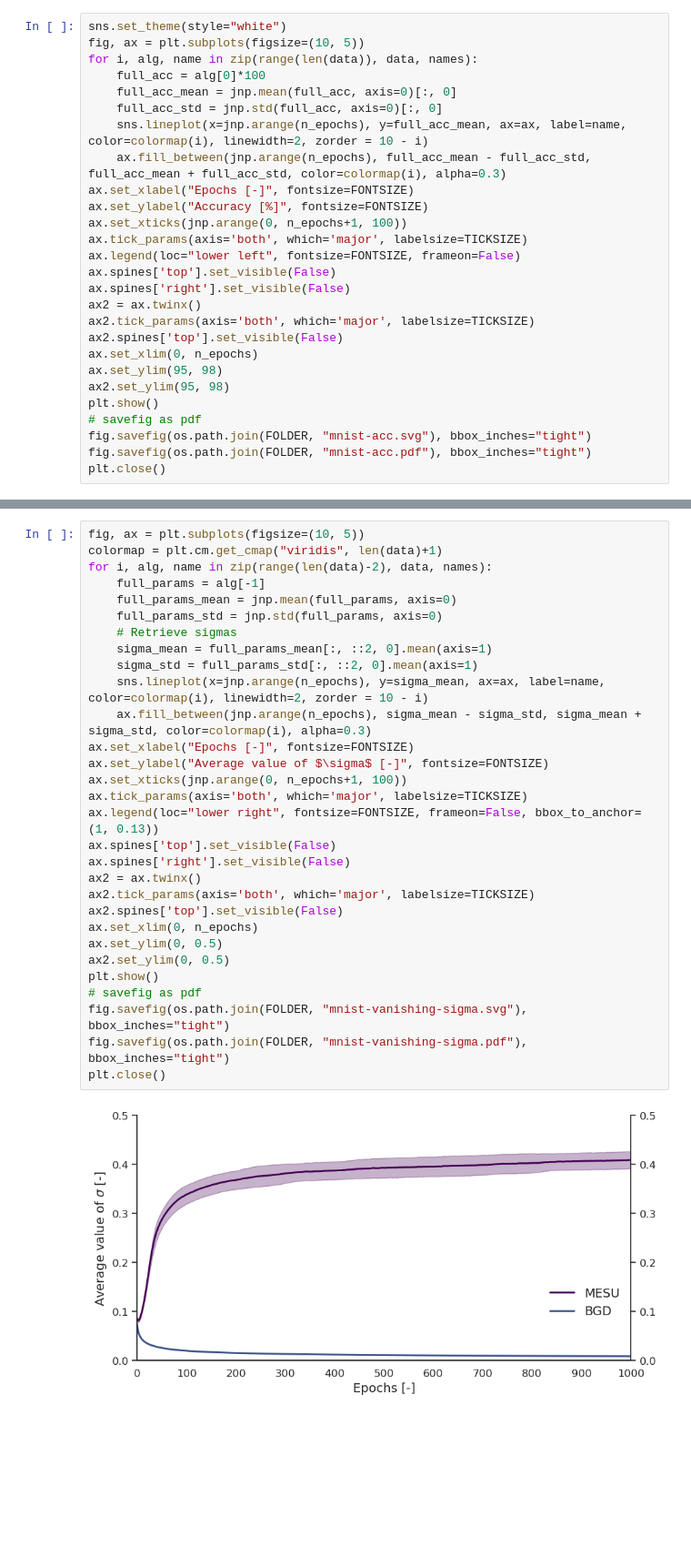
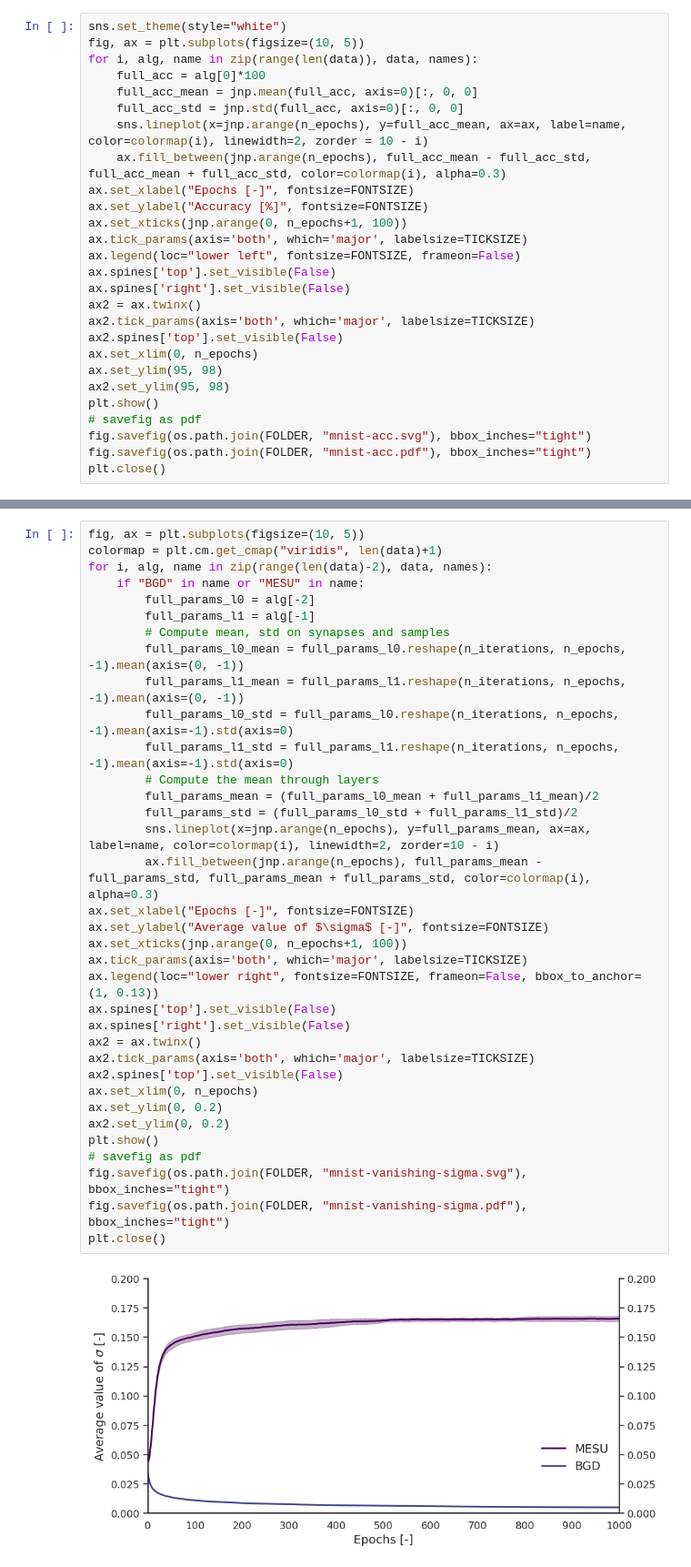
Before and after one commit to kellian-cottart/mesu-pmnist, a Jupyter notebook: figures-mnist-ood.ipynb, the cells around one changed output, grey strips where cells are left out. Shown at 91% size. Cells and saved outputs as stored; diff of their text form; blank space fills up the shorter version.

```diff
--- a/figures-mnist-ood.ipynb
+++ b/figures-mnist-ood.ipynb
@@ -114,8 +128,8 @@ sns.set_theme(style="white")
 fig, ax = plt.subplots(figsize=(10, 5))
 for i, alg, name in zip(range(len(data)), data, names):
     full_acc = alg[0]*100
-    full_acc_mean = jnp.mean(full_acc, axis=0)[:, 0]
-    full_acc_std = jnp.std(full_acc, axis=0)[:, 0]
+    full_acc_mean = jnp.mean(full_acc, axis=0)[:, 0, 0]
+    full_acc_std = jnp.std(full_acc, axis=0)[:, 0, 0]
     sns.lineplot(x=jnp.arange(n_epochs), y=full_acc_mean, ax=ax, label=name, color=colormap(i), linewidth=2, zorder = 10 - i)
     ax.fill_between(jnp.arange(n_epochs), full_acc_mean - full_acc_std, full_acc_mean + full_acc_std, color=colormap(i), alpha=0.3)
 ax.set_xlabel("Epochs [-]", fontsize=FONTSIZE)
@@ -141,32 +155,37 @@ plt.close()
 # %%
 fig, ax = plt.subplots(figsize=(10, 5))
 colormap = plt.cm.get_cmap("viridis", len(data)+1)
 for i, alg, name in zip(range(len(data)-2), data, names):
-    full_params = alg[-1]
-    full_params_mean = jnp.mean(full_params, axis=0)
-    full_params_std = jnp.std(full_params, axis=0)
-    # Retrieve sigmas
-    sigma_mean = full_params_mean[:, ::2, 0].mean(axis=1)
-    sigma_std = full_params_std[:, ::2, 0].mean(axis=1)
-    sns.lineplot(x=jnp.arange(n_epochs), y=sigma_mean, ax=ax, label=name, color=colormap(i), linewidth=2, zorder = 10 - i)
-    ax.fill_between(jnp.arange(n_epochs), sigma_mean - sigma_std, sigma_mean + sigma_std, color=colormap(i), alpha=0.3)
+    if "BGD" in name or "MESU" in name:
+        full_params_l0 = alg[-2]
+        full_params_l1 = alg[-1]
+        # Compute mean, std on synapses and samples
+        full_params_l0_mean = full_params_l0.reshape(n_iterations, n_epochs, -1).mean(axis=(0, -1))
+        full_params_l1_mean = full_params_l1.reshape(n_iterations, n_epochs, -1).mean(axis=(0, -1))
+        full_params_l0_std = full_params_l0.reshape(n_iterations, n_epochs, -1).mean(axis=-1).std(axis=0)
+        full_params_l1_std = full_params_l1.reshape(n_iterations, n_epochs, -1).mean(axis=-1).std(axis=0)
+        # Compute the mean through layers
+        full_params_mean = (full_params_l0_mean + full_params_l1_mean)/2
+        full_params_std = (full_params_l0_std + full_params_l1_std)/2
+        sns.lineplot(x=jnp.arange(n_epochs), y=full_params_mean, ax=ax, label=name, color=colormap(i), linewidth=2, zorder=10 - i)
+        ax.fill_between(jnp.arange(n_epochs), full_params_mean - full_params_std, full_params_mean + full_params_std, color=colormap(i), alpha=0.3)
 ax.set_xlabel("Epochs [-]", fontsize=FONTSIZE)
 ax.set_ylabel("Average value of $\sigma$ [-]", fontsize=FONTSIZE)
 ax.set_xticks(jnp.arange(0, n_epochs+1, 100))
 ax.tick_params(axis='both', which='major', labelsize=TICKSIZE)
 ax.legend(loc="lower right", fontsize=FONTSIZE, frameon=False, bbox_to_anchor=(1, 0.13))
 ax.spines['top'].set_visible(False)
 ax.spines['right'].set_visible(False)
 ax2 = ax.twinx()
 ax2.tick_params(axis='both', which='major', labelsize=TICKSIZE)
 ax2.spines['top'].set_visible(False)
 ax.set_xlim(0, n_epochs)
-ax.set_ylim(0, 0.5)
-ax2.set_ylim(0, 0.5)
+ax.set_ylim(0, 0.2)
+ax2.set_ylim(0, 0.2)
 plt.show()
 # savefig as pdf
 fig.savefig(os.path.join(FOLDER, "mnist-vanishing-sigma.svg"), bbox_inches="tight")
 fig.savefig(os.path.join(FOLDER, "mnist-vanishing-sigma.pdf"), bbox_inches="tight")
 plt.close()
 # %% [output]
-[figure, old version]
+[figure, new version]
```
Also changed, not shown: parts of 6 cells of this notebook, 3 other files.
